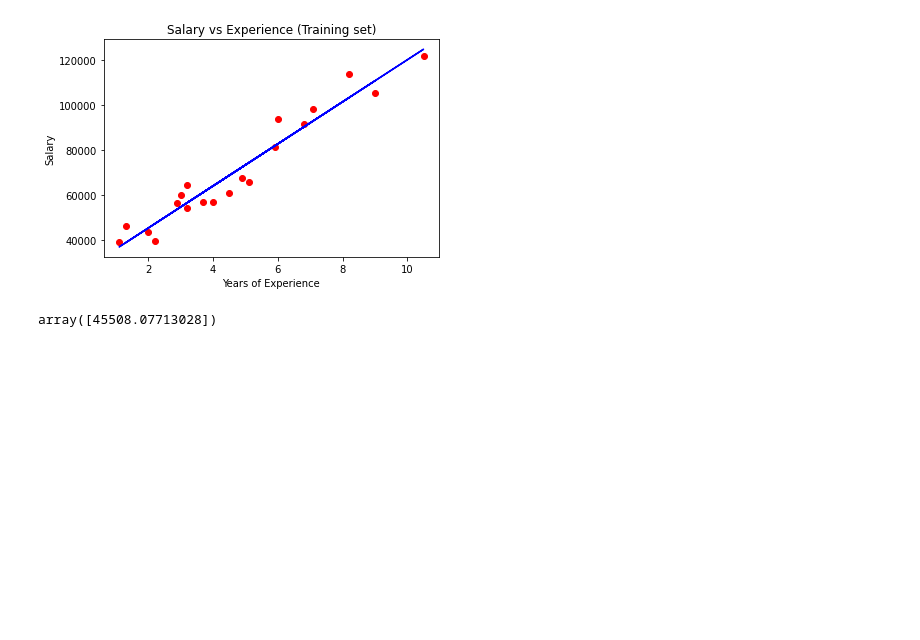
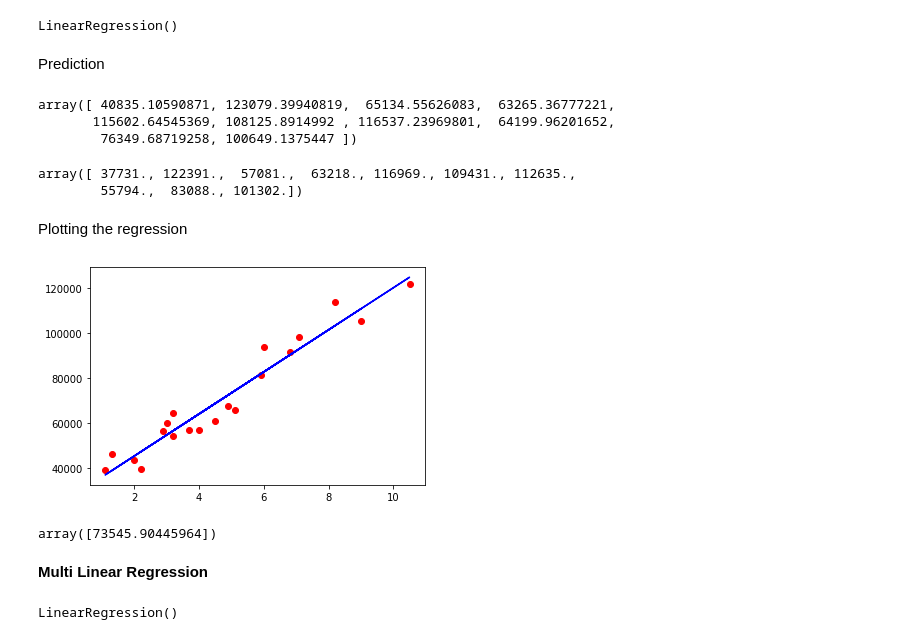
Before and after one commit to Ritu-95/python_code, a Jupyter notebook: Linear_Regression.ipynb, the cells around one changed output. Drawn from its saved outputs; the diff is of its cells as text; code cells hidden in the pictures; blank space fills up the shorter version.

```diff
--- a/Linear_Regression.ipynb
+++ b/Linear_Regression.ipynb
@@ -16,4 +11,2 @@ from sklearn.linear_model import LinearRegression
 # %%
-# importing data
-df = pd.read_csv("Salary_Data.csv")
-df.head()
+df = pd.read_csv("/content/Salary_Data.csv")
@@ -49,2 +40,2 @@ array([ 39343,  46205,  37731,  43525,  39891,  56642,  60150,  54445,
 # %%
-X_train, X_test, y_train, y_test = train_test_split(x, y, test_size = 1/3, random_state = 0) #slipting
+X_train, X_test, y_train, y_test = train_test_split(x, y, test_size=0.33, random_state=0)
@@ -64,5 +41,0 @@ array([[ 1.5],
-# %%
-regressor = LinearRegression()
-regressor.fit(X_train, y_train)
-from statsmodels.api import OLS
-OLS(X_train,y_train).fit().summary()
@@ -89 +98,9 @@ Notes:
+# %%
+from sklearn.linear_model import LinearRegression
+reg = LinearRegression()
+reg.fit(X_train,y_train)
+# %% [output]
+LinearRegression()
+# %% [markdown]
+Prediction
 # %%
@@ -91,15 +108,27 @@ y_pred = regressor.predict(X_test)
+# %%
+y_pred
+# %% [output]
+array([ 40835.10590871, 123079.39940819,  65134.55626083,  63265.36777221,
+       115602.64545369, 108125.8914992 , 116537.23969801,  64199.96201652,
+        76349.68719258, 100649.1375447 ])
+# %%
+y_test
+# %% [output]
+array([ 37731., 122391.,  57081.,  63218., 116969., 109431., 112635.,
+        55794.,  83088., 101302.])
+# %% [markdown]
+Plotting the regression
 # %%
-plt.scatter(X_train, y_train, color = 'red')
-plt.plot(X_train, regressor.predict(X_train), color = 'blue')
-plt.title('Salary vs Experience (Training set)')
-plt.xlabel('Years of Experience')
-plt.ylabel('Salary')
+plt.scatter(X_train,y_train,color = 'red')
+plt.plot(X_train,reg.predict(X_train),color = 'blue')
 plt.show()
 # %% [output]
-[figure, old version]
+[figure, new version]
 # %%
-X_arr=([2])
+X_arr=([5])
 X_arr=np.reshape(X_arr,(1,-1))
-regressor.predict(X_arr)
+reg.predict(X_arr)
 # %% [output]
-array([45508.07713028])
+array([73545.90445964])
+# %% [markdown]
+**Multi Linear Regression**
@@ -105,0 +141,5 @@ array([45508.07713028])
+# %%
+reg = LinearRegression()
+reg.fit(X_train,y_train)
+# %% [output]
+LinearRegression()
```
Also changed, not shown: parts of 31 cells of this notebook.
